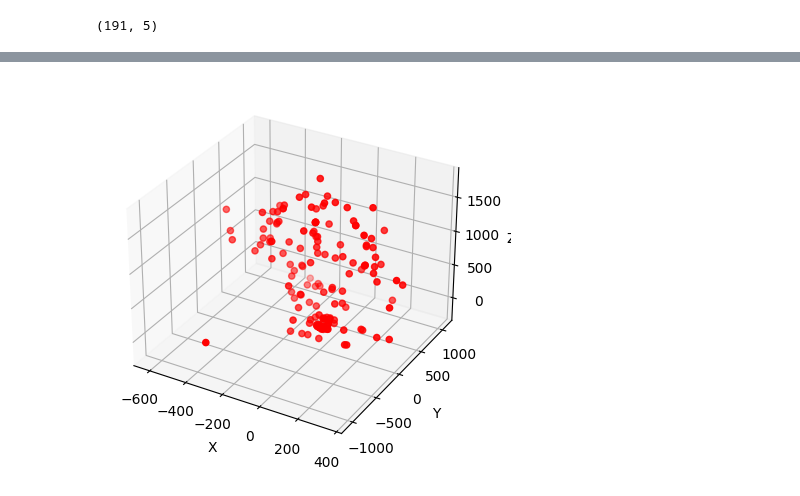
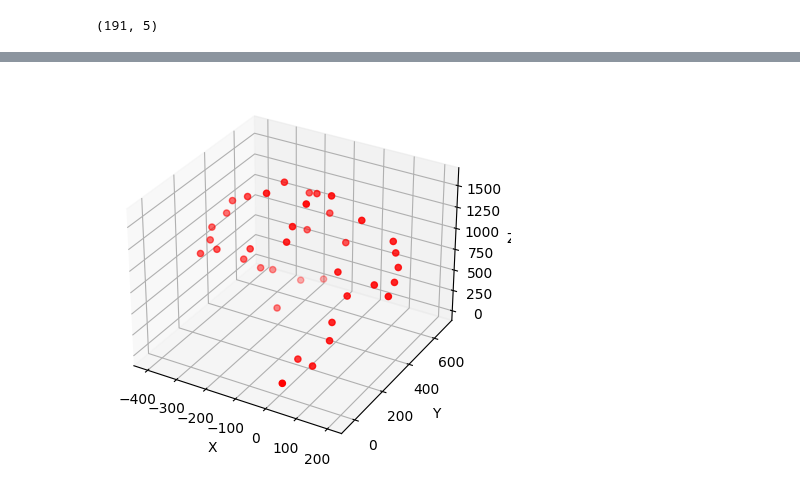
Before and after one commit to mklimek001/gait-features-identification, a Jupyter notebook: read_c3d.ipynb, the cells around one changed output, grey strips where cells are left out. Cells and saved outputs as stored; diff of their text form; code cells hidden in the pictures.

Commit message:
c3d files read and plot update

```diff
--- a/read_c3d.ipynb
+++ b/read_c3d.ipynb
@@ -103,18 +128,18 @@ array([[-5.84731674e+01,  3.06725555e+02,  1.59048096e+03,
 # %%
-x = frame[1][:, 0]
-y = frame[1][:, 1]
-z = frame[1][:, 2]
+x = frame[1][:markers_number, 0]
+y = frame[1][:markers_number, 1]
+z = frame[1][:markers_number, 2]
 
 fig = plt.figure()
 ax = fig.add_subplot(111, projection='3d')
 ax.scatter(x, y, z, c='r', marker='o')
 
 ax.set_xlabel('X')
 ax.set_ylabel('Y')
 ax.set_zlabel('Z')
 
 plt.show()
 # %% [output]
-[figure, old version]
+[figure, new version]
 # %%
 import plotly.graph_objects as go
```
Also changed, not shown: parts of 6 cells of this notebook, 3 other files.
